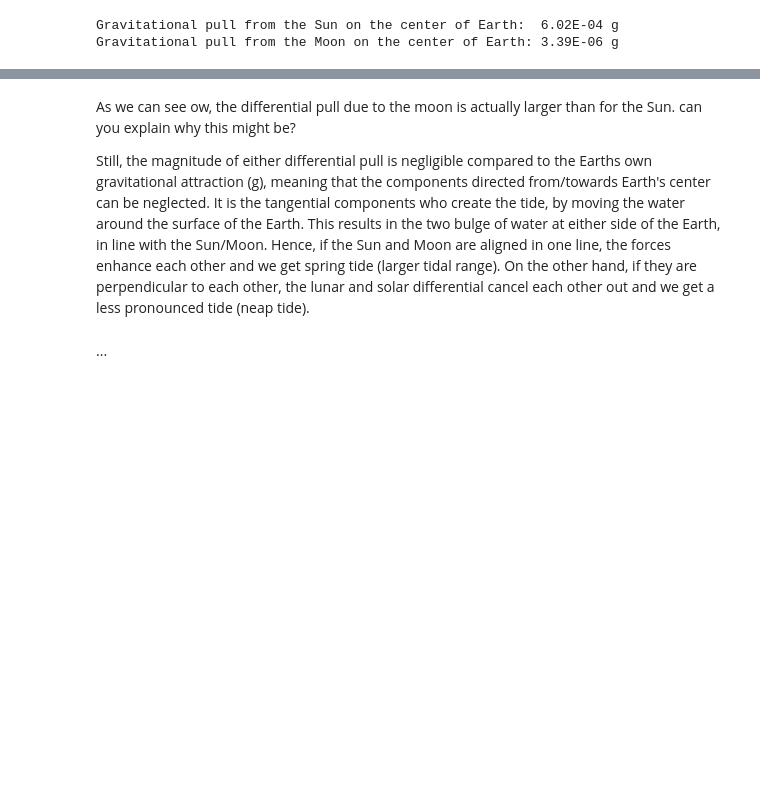
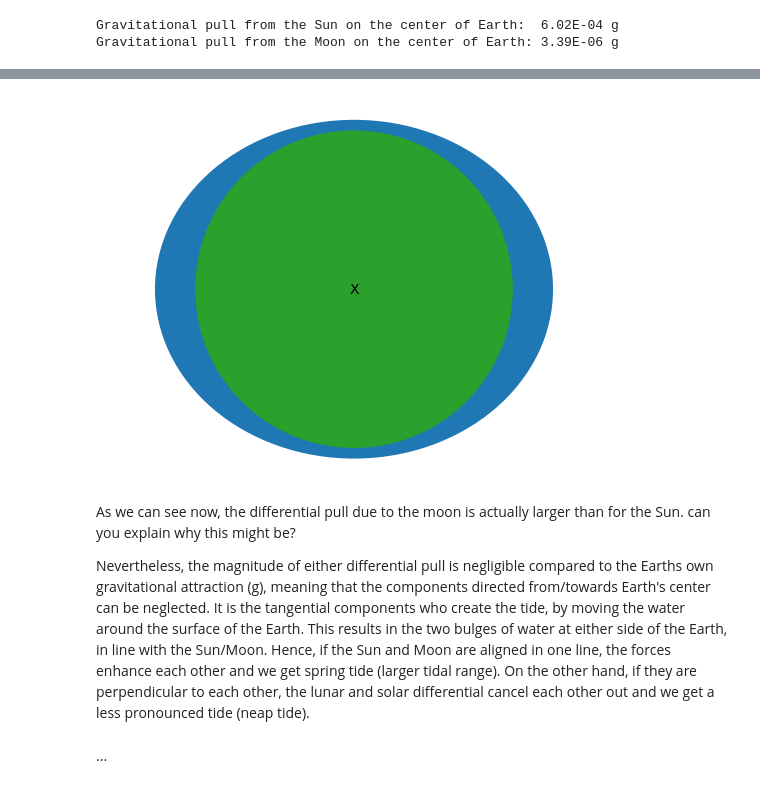
Before and after one commit to FlorisCalkoen/CoastalCodebook, a Jupyter notebook: coastalcodebook/assignments/02_the_tide/02_the_tide.ipynb, the cells around one changed output, grey strips where cells are left out. Cells and saved outputs as stored; diff of their text form; code cells hidden in the pictures; blank space fills up the shorter version.

```diff
--- a/coastalcodebook/assignments/02_the_tide/02_the_tide.ipynb
+++ b/coastalcodebook/assignments/02_the_tide/02_the_tide.ipynb
@@ -69,7 +171,21 @@ Let's assume that the Earth's rotation is based on the gravitational pull that a
+# %%
+### VISUALIZATION FIGURE TIDE
+fig, ax = plt.subplots()
+
+# Adding outer and inner circles
+ellipse_out = mpatches.Ellipse((0,0),width=0.5,height=0.425, fill = True, color='C0', linewidth = 2)
+circ_in = mpatches.Circle((0,0),0.2, fill = True, color = 'C2')
+ax.add_patch(ellipse_out)
+ax.add_patch(circ_in)
+ax.text(0,0,'X',horizontalalignment='center',verticalalignment='center')
+plt.axis('equal')
+plt.axis('off');
+# %% [output]
+[figure, added]
 # %% [markdown]
-As we can see ow, the differential pull due to the moon is actually larger than for the Sun. can you explain why this might be?
+As we can see now, the differential pull due to the moon is actually larger than for the Sun. can you explain why this might be?
 
-Still, the magnitude of either differential pull is negligible compared to the Earths own gravitational attraction (g), meaning that the components directed from/towards Earth's center can be neglected. It is the tangential components who create the tide, by moving the water around the surface of the Earth. This results in the two bulge of water at either side of the Earth, in line with the Sun/Moon. Hence, if the Sun and Moon are aligned in one line, the forces enhance each other and we get spring tide (larger tidal range). On the other hand, if they are perpendicular to each other, the lunar and solar differential cancel each other out and we get a less pronounced tide (neap tide).
+Nevertheless, the magnitude of either differential pull is negligible compared to the Earths own gravitational attraction (g), meaning that the components directed from/towards Earth's center can be neglected. It is the tangential components who create the tide, by moving the water around the surface of the Earth. This results in the two bulges of water at either side of the Earth, in line with the Sun/Moon. Hence, if the Sun and Moon are aligned in one line, the forces enhance each other and we get spring tide (larger tidal range). On the other hand, if they are perpendicular to each other, the lunar and solar differential cancel each other out and we get a less pronounced tide (neap tide).
 # %% [markdown]
 ...
 # %% [markdown]
```
Also changed, not shown: parts of 15 cells of this notebook, 25 other files.
